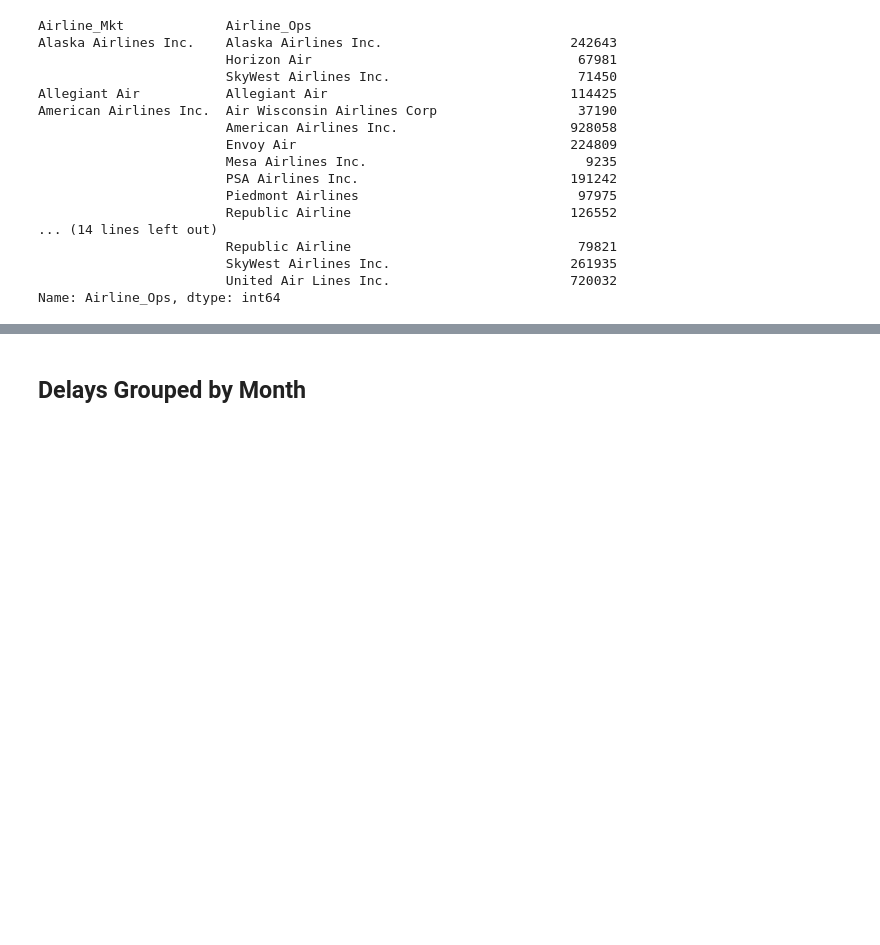
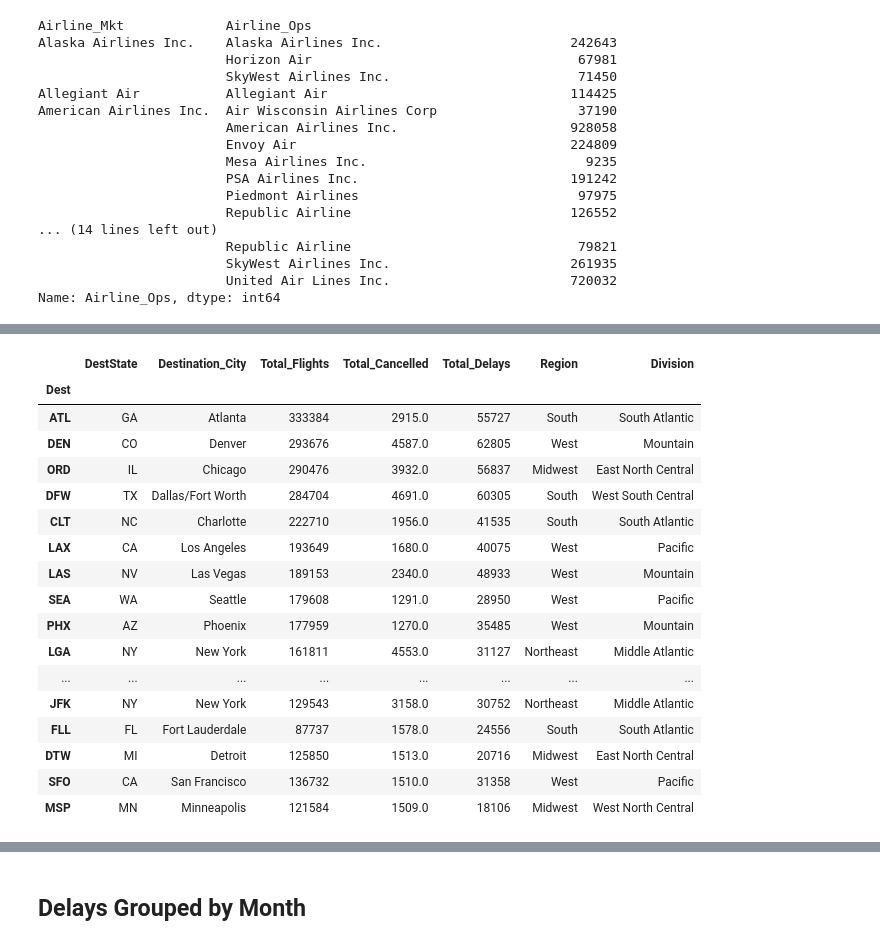
Before and after one commit to dezertdweller/flight-cancellations, a Jupyter notebook: notebooks/exploratory-data-analysis.ipynb, the cells around one changed output, grey strips where cells are left out. Saved outputs shown, nothing was run; the diff lists cells and outputs as text; code cells hidden in the pictures; blank space fills up the shorter version.

```diff
--- a/notebooks/exploratory-data-analysis.ipynb
+++ b/notebooks/exploratory-data-analysis.ipynb
@@ -671,0 +902,8 @@ Name: Airline_Ops, dtype: int64
+# %%
+# set `Dest` as index for destinations, cancellations and delays dataframes
+top_dest_flights_df = dest_flights_df.set_index('Dest')
+cancellations_sorted_df = dest_flights_canc_df.set_index('Dest')
+delayed_sorted_df = dest_flights_del_df.set_index('Dest')
+# %%
+merged_df = top_dest_flights_df.merge(cancellations_sorted_df[['Total_Cancelled']], on=['Dest'], how='outer')\
+                .merge(delayed_sorted_df[['Total_Delays']], on=['Dest'], how='outer')
@@ -671,0 +973,23 @@ Name: Airline_Ops, dtype: int64
+# %%
+final_airports[['Region', 'Division']] = final_airports['DestState'].apply(lambda x: pd.Series(get_region_division(x)))
+top_20_final = final_airports.head(20)
+top_20_final
+# %% [output]
+|  | DestState | Destination_City | Total_Flights | Total_Cancelled | Total_Delays | Region | Division |
+| Dest |  |  |  |  |  |  |  |
+| ATL | GA | Atlanta | 333384 | 2915.0 | 55727 | South | South Atlantic |
+| DEN | CO | Denver | 293676 | 4587.0 | 62805 | West | Mountain |
+| ORD | IL | Chicago | 290476 | 3932.0 | 56837 | Midwest | East North Central |
+| DFW | TX | Dallas/Fort Worth | 284704 | 4691.0 | 60305 | South | West South Central |
+| CLT | NC | Charlotte | 222710 | 1956.0 | 41535 | South | South Atlantic |
+| LAX | CA | Los Angeles | 193649 | 1680.0 | 40075 | West | Pacific |
+| LAS | NV | Las Vegas | 189153 | 2340.0 | 48933 | West | Mountain |
+| SEA | WA | Seattle | 179608 | 1291.0 | 28950 | West | Pacific |
+| PHX | AZ | Phoenix | 177959 | 1270.0 | 35485 | West | Mountain |
+| LGA | NY | New York | 161811 | 4553.0 | 31127 | Northeast | Middle Atlantic |
+| ... | ... | ... | ... | ... | ... | ... | ... |
+| JFK | NY | New York | 129543 | 3158.0 | 30752 | Northeast | Middle Atlantic |
+| FLL | FL | Fort Lauderdale | 87737 | 1578.0 | 24556 | South | South Atlantic |
+| DTW | MI | Detroit | 125850 | 1513.0 | 20716 | Midwest | East North Central |
+| SFO | CA | San Francisco | 136732 | 1510.0 | 31358 | West | Pacific |
+| MSP | MN | Minneapolis | 121584 | 1509.0 | 18106 | Midwest | West North Central |
```
Also changed, not shown: parts of 22 cells of this notebook.
